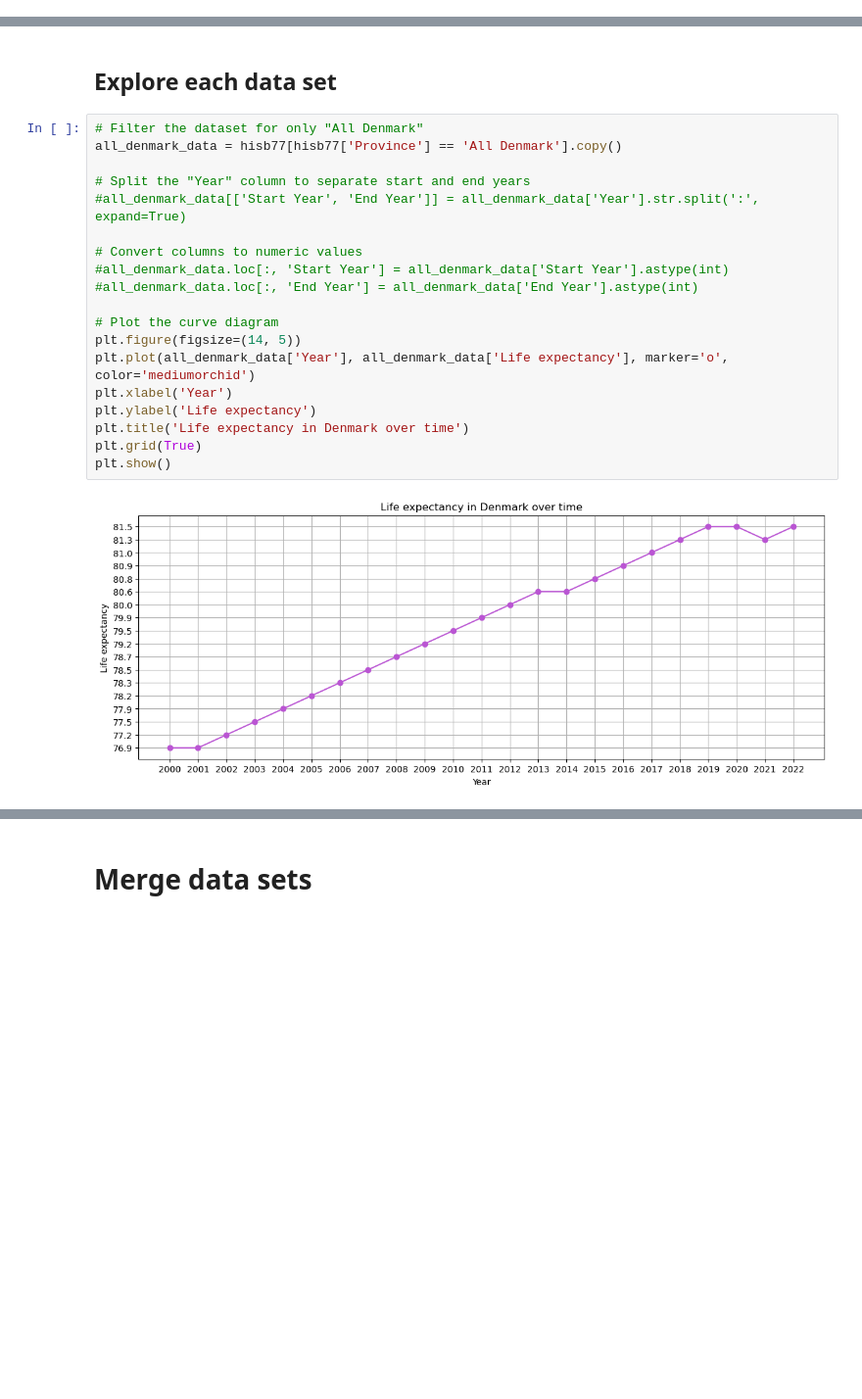
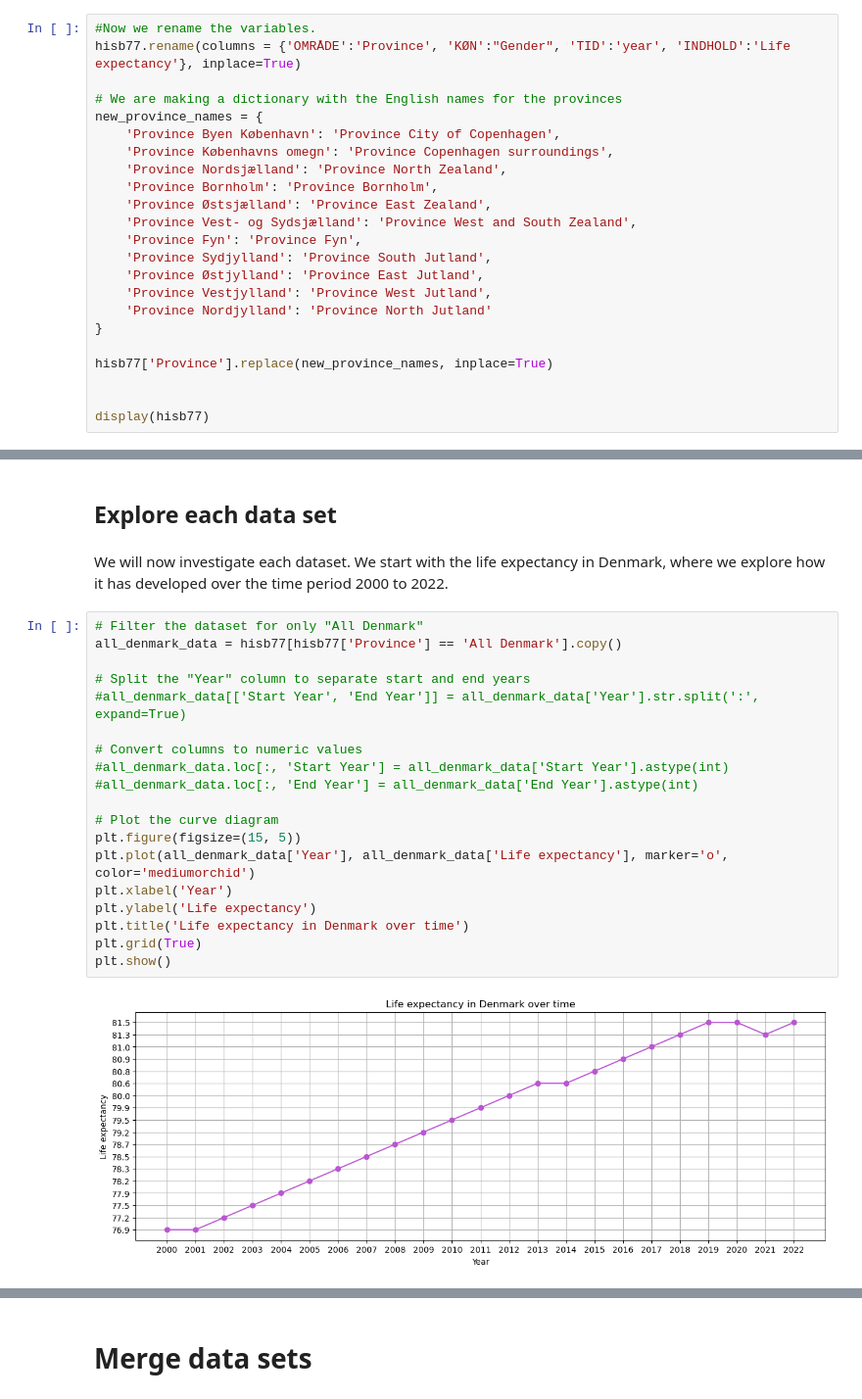
Before and after one commit to NumEconCopenhagen/projects-2024-sarah-og-pernille, a Jupyter notebook: dataproject/dataproject.ipynb, the cells around one changed output, grey strips where cells are left out. Shown at 98% size. Saved outputs shown, nothing was run; the diff lists cells and outputs as text; blank space fills up the shorter version.

```diff
--- a/dataproject/dataproject.ipynb
+++ b/dataproject/dataproject.ipynb
@@ -78,0 +65,23 @@ hisb77.head(5)
+# %%
+#Now we rename the variables.
+hisb77.rename(columns = {'OMRÅDE':'Province', 'KØN':"Gender", 'TID':'year', 'INDHOLD':'Life expectancy'}, inplace=True)
+
+# We are making a dictionary with the English names for the provinces
+new_province_names = {
+    'Province Byen København': 'Province City of Copenhagen',
+    'Province Københavns omegn': 'Province Copenhagen surroundings',
+    'Province Nordsjælland': 'Province North Zealand',
+    'Province Bornholm': 'Province Bornholm',
+    'Province Østsjælland': 'Province East Zealand',
+    'Province Vest- og Sydsjælland': 'Province West and South Zealand',
+    'Province Fyn': 'Province Fyn',
+    'Province Sydjylland': 'Province South Jutland',
+    'Province Østjylland': 'Province East Jutland',
+    'Province Vestjylland': 'Province West Jutland',
+    'Province Nordjylland': 'Province North Jutland'
+}
+
+hisb77['Province'].replace(new_province_names, inplace=True)
+
+
+display(hisb77)
@@ -258,23 +285,25 @@ display(education)
 # %% [markdown]
 ## Explore each data set
+# %% [markdown]
+We will now investigate each dataset. We start with the life expectancy in Denmark, where we explore how it has developed over the time period 2000 to 2022.
 # %%
 # Filter the dataset for only "All Denmark"
 all_denmark_data = hisb77[hisb77['Province'] == 'All Denmark'].copy()
 
 # Split the "Year" column to separate start and end years
 #all_denmark_data[['Start Year', 'End Year']] = all_denmark_data['Year'].str.split(':', expand=True)
 
 # Convert columns to numeric values
 #all_denmark_data.loc[:, 'Start Year'] = all_denmark_data['Start Year'].astype(int)
 #all_denmark_data.loc[:, 'End Year'] = all_denmark_data['End Year'].astype(int)
 
 # Plot the curve diagram
-plt.figure(figsize=(14, 5))
+plt.figure(figsize=(15, 5))
 plt.plot(all_denmark_data['Year'], all_denmark_data['Life expectancy'], marker='o', color='mediumorchid')
 plt.xlabel('Year')
 plt.ylabel('Life expectancy')
 plt.title('Life expectancy in Denmark over time')
 plt.grid(True)
 plt.show()
 # %% [output]
-[figure, old version]
+[figure, new version]
```
Also changed, not shown: parts of 33 cells of this notebook, 1 other file.
